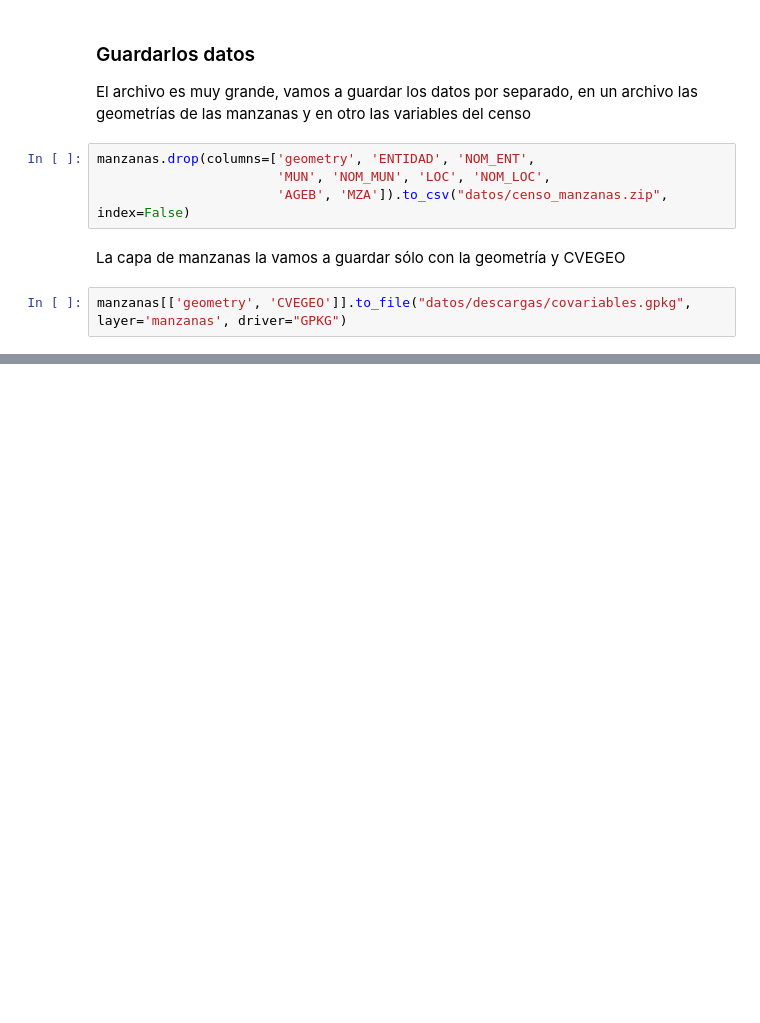
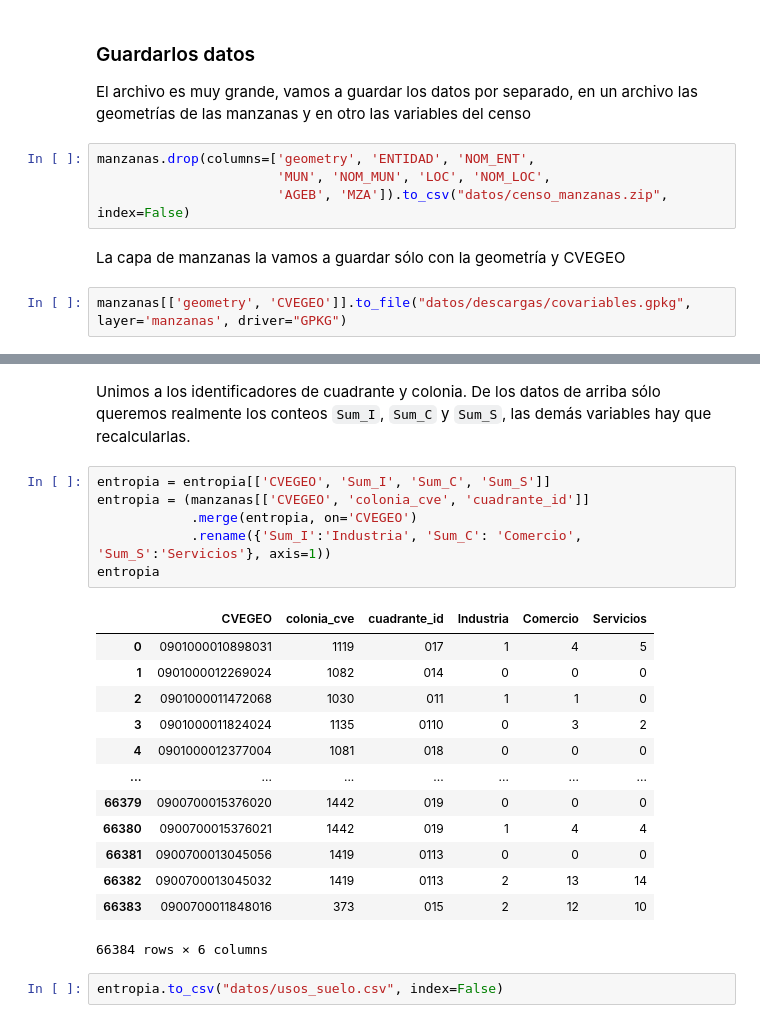
Before and after one commit to CentroGeo/criminologia_cdmx, a Jupyter notebook: _Bases_indicadores.ipynb, the cells around one changed output, grey strips where cells are left out. Cells and saved outputs as stored; diff of their text form; blank space fills up the shorter version.

```diff
--- a/_Bases_indicadores.ipynb
+++ b/_Bases_indicadores.ipynb
@@ -160,0 +192,24 @@ list(manzanas.columns)
+# %% [markdown]
+Unimos a los identificadores de cuadrante y colonia. De los datos de arriba sólo queremos realmente los conteos `Sum_I`, `Sum_C` y `Sum_S`, las demás variables hay que recalcularlas.
+# %%
+entropia = entropia[['CVEGEO', 'Sum_I', 'Sum_C', 'Sum_S']]
+entropia = (manzanas[['CVEGEO', 'colonia_cve', 'cuadrante_id']]
+            .merge(entropia, on='CVEGEO')
+            .rename({'Sum_I':'Industria', 'Sum_C': 'Comercio', 'Sum_S':'Servicios'}, axis=1))
+entropia
+# %% [output]
+|  | CVEGEO | colonia_cve | cuadrante_id | Industria | Comercio | Servicios |
+| 0 | 0901000010898031 | 1119 | 017 | 1 | 4 | 5 |
+| 1 | 0901000012269024 | 1082 | 014 | 0 | 0 | 0 |
+| 2 | 0901000011472068 | 1030 | 011 | 1 | 1 | 0 |
+| 3 | 0901000011824024 | 1135 | 0110 | 0 | 3 | 2 |
+| 4 | 0901000012377004 | 1081 | 018 | 0 | 0 | 0 |
+| ... | ... | ... | ... | ... | ... | ... |
+| 66379 | 0900700015376020 | 1442 | 019 | 0 | 0 | 0 |
+| 66380 | 0900700015376021 | 1442 | 019 | 1 | 4 | 4 |
+| 66381 | 0900700013045056 | 1419 | 0113 | 0 | 0 | 0 |
+| 66382 | 0900700013045032 | 1419 | 0113 | 2 | 13 | 14 |
+| 66383 | 0900700011848016 | 373 | 015 | 2 | 12 | 10 |
+66384 rows × 6 columns
+# %%
+entropia.to_csv("datos/usos_suelo.csv", index=False)
```
Also changed, not shown: parts of 6 cells of this notebook, 1 other file.
